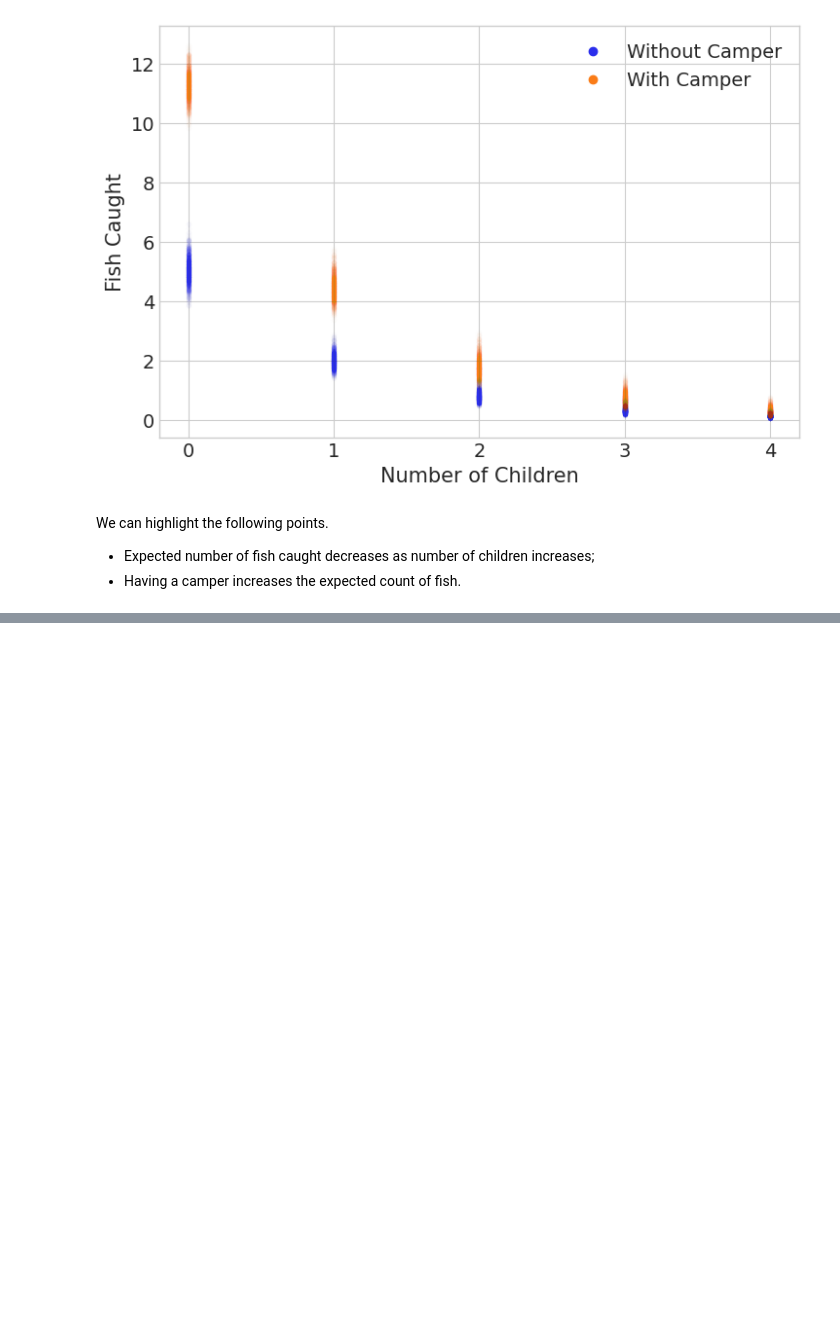
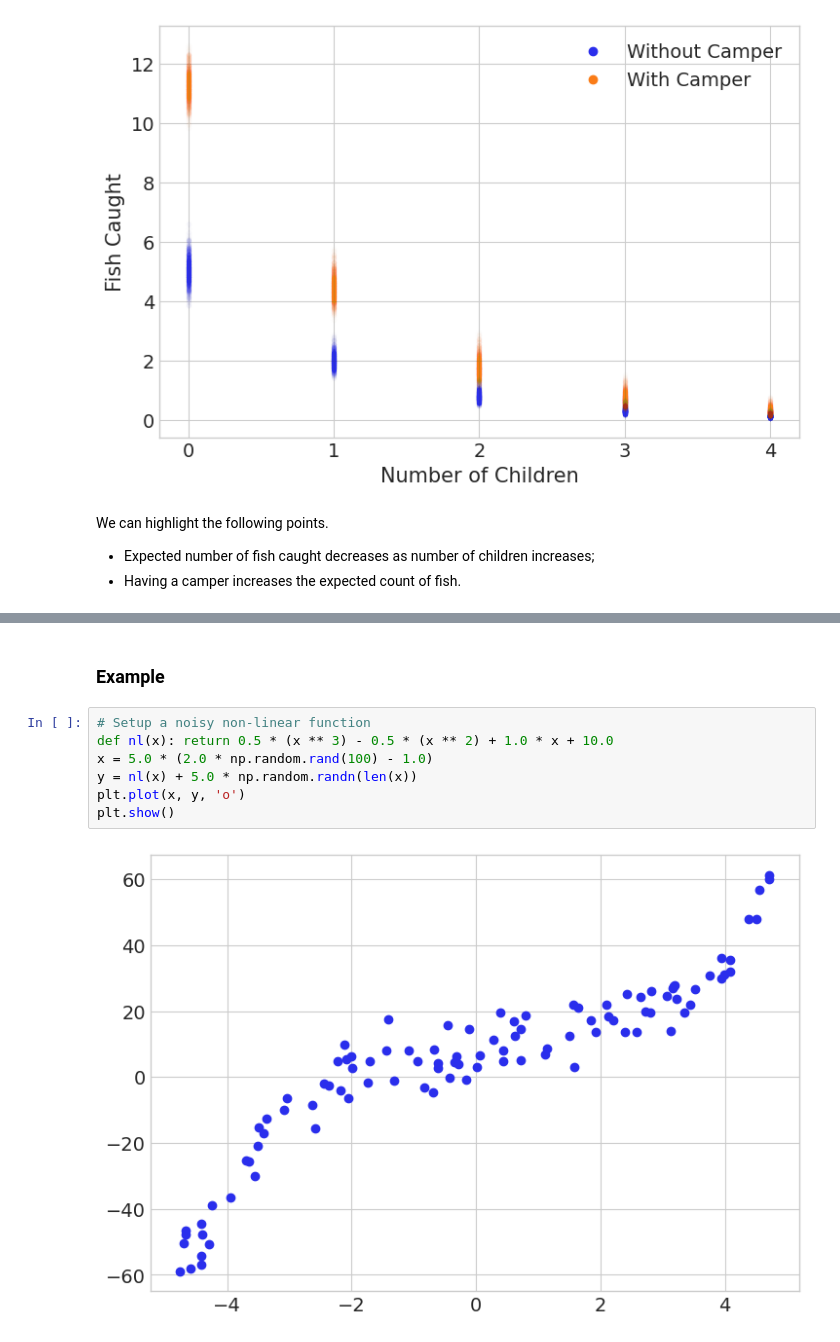
Before and after one commit to loreloc/bayesian-gp-regression, a Jupyter notebook: bayesian_learning.ipynb, the cells around one changed output, grey strips where cells are left out. Drawn from its saved outputs; the diff is of its cells as text; blank space fills up the shorter version.

```diff
--- a/bayesian_learning.ipynb
+++ b/bayesian_learning.ipynb
@@ -542,0 +614,11 @@ We can highlight the following points.
+# %% [markdown]
+### Example
+# %%
+# Setup a noisy non-linear function
+def nl(x): return 0.5 * (x ** 3) - 0.5 * (x ** 2) + 1.0 * x + 10.0
+x = 5.0 * (2.0 * np.random.rand(100) - 1.0)
+y = nl(x) + 5.0 * np.random.randn(len(x))
+plt.plot(x, y, 'o')
+plt.show()
+# %% [output]
+[figure, added]
```
Also changed, not shown: parts of 51 cells of this notebook.
